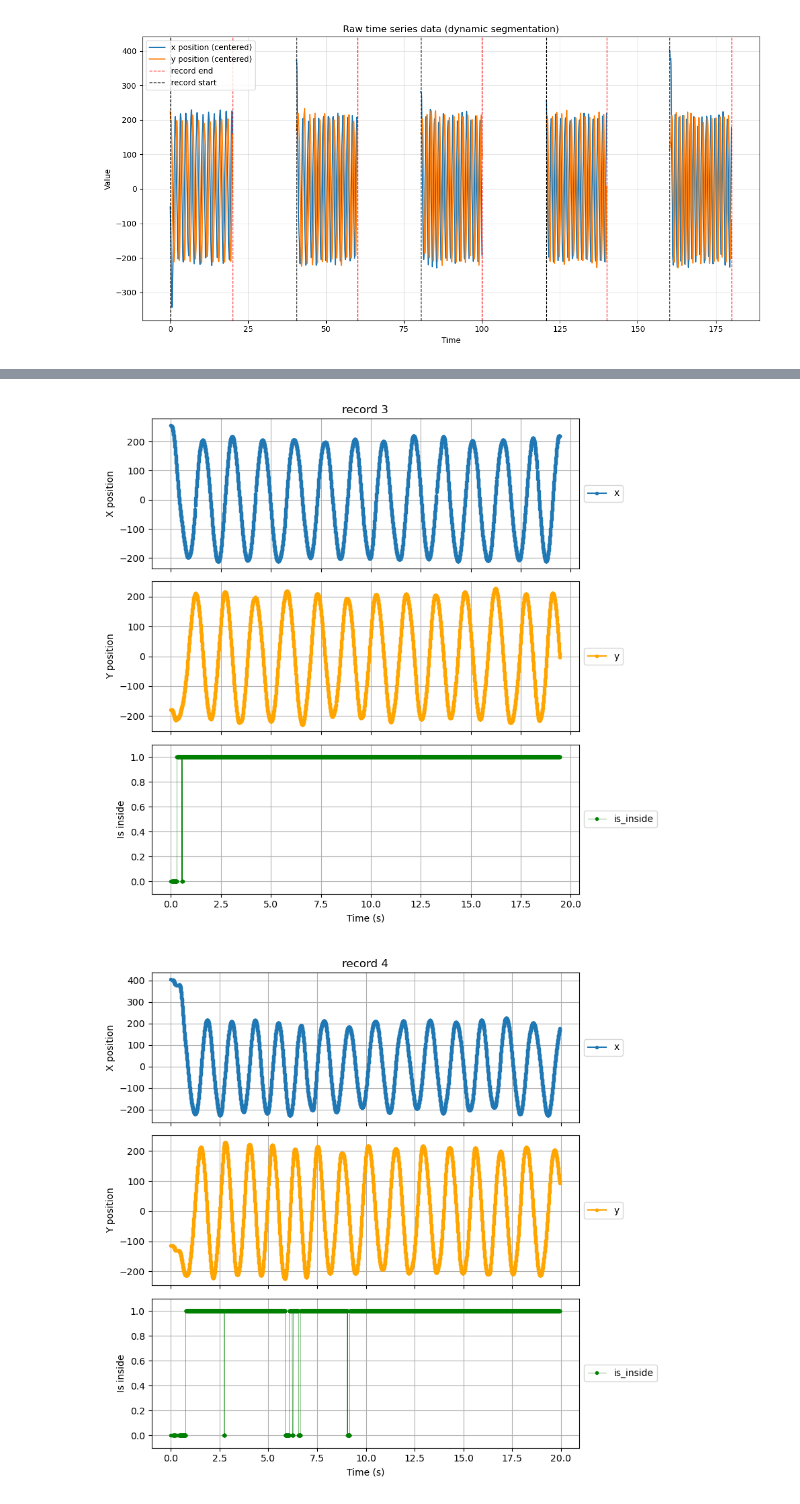
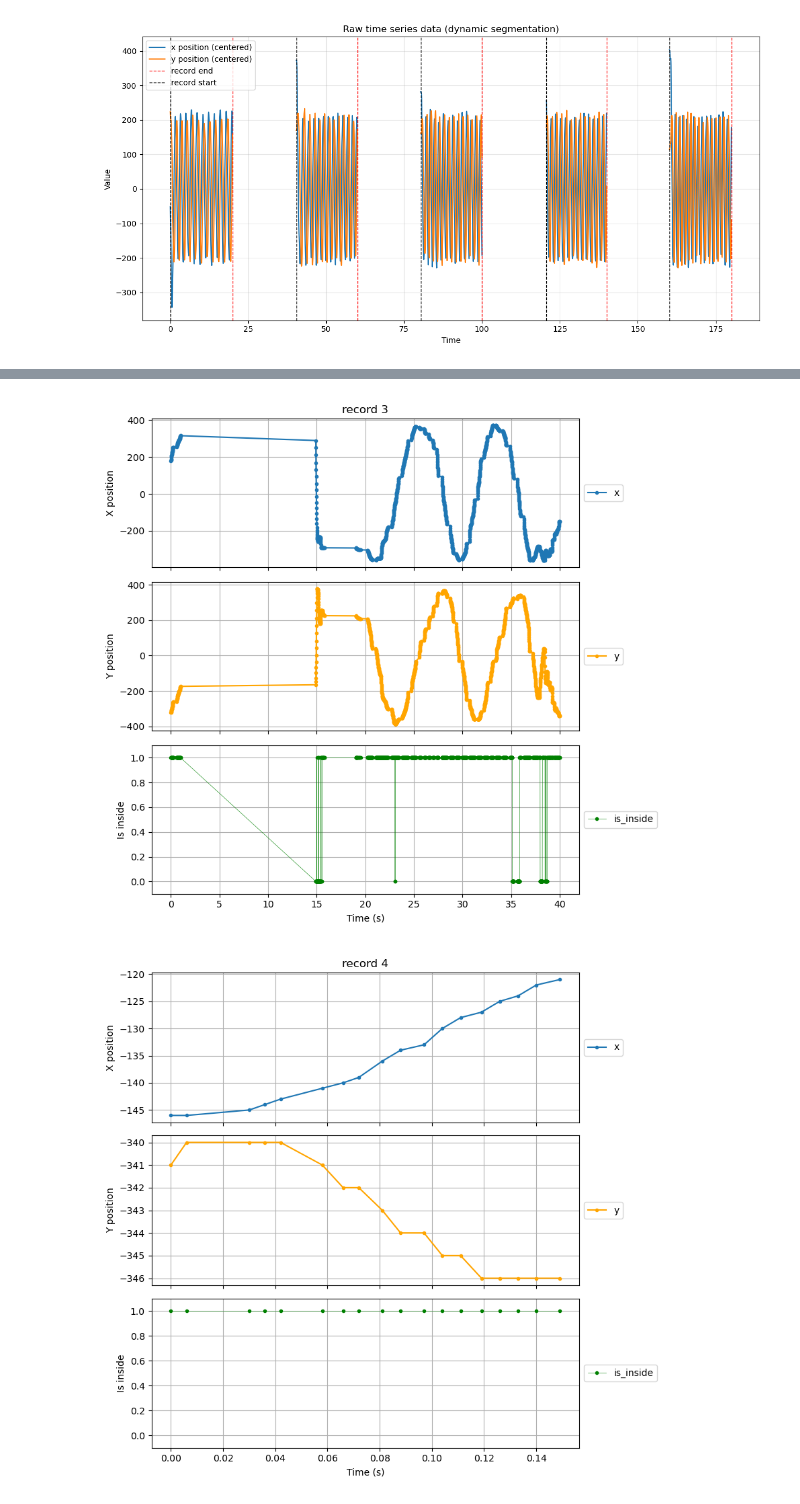
Before and after one commit to AlexisLag-student/IEAP-CircularTask, a Jupyter notebook: CircularTask.ipynb, the cells around one changed output, grey strips where cells are left out. Saved outputs shown, nothing was run; the diff lists cells and outputs as text; code cells hidden in the pictures.

Commit message:
update
dynamic data retrieval of values

```diff
--- a/CircularTask.ipynb
+++ b/CircularTask.ipynb
@@ -411,16 +416,41 @@ plt.show()
 import numpy as np
 import matplotlib.pyplot as plt
 
-FILE = "./data/001MoDe_R1.csv"
+FILE = "./data/data.csv"
+
+def find_value_in_csv(file, key, sep=","):
+    with open(file, "r", encoding="utf-8") as f:
+        for row_idx, line in enumerate(f):
+            cols = line.strip().split(sep)
+            for col_idx, cell in enumerate(cols):
+                if key in cell:
+                    return cell
+    return None
+
+
+def extract_numeric_value(cell, key):
+    if cell is None:
+        return None
+
+    parts = cell.replace(";", " ").split()
+
+    for i in range(len(parts) - 1):
+        if parts[i] == key:
+            try:
+                return float(parts[i + 1])
+            except:
+                return None
+    return None
+
+
+raw_centerX = find_value_in_csv(FILE, "centerX")
+raw_centerY = find_value_in_csv(FILE, "centerY")
+
+CENTER_X = extract_numeric_value(raw_centerX, "centerX")
+CENTER_Y = extract_numeric_value(raw_centerY, "centerY")
 
 full_data = np.genfromtxt(FILE, delimiter=',', skip_header=3, names=True)
-
 data = full_data[['timestamp', 'mouseX', 'mouseY', 'mouseInTarget']]
-
-CENTER_X = 552
-CENTER_Y = 330
-
-
 
 def find_segments(data):
     ts = data["timestamp"]
@@ -445,8 +475,6 @@ def find_segments(data):
 
 
 segments_indices = find_segments(data)
-
-
 
 def process_segments(data_slice):
     Xc = data_slice['mouseX'] - CENTER_X
@@ -475,8 +503,6 @@ def process_segments(data_slice):
 
 segments = [process_segments(data[start:end]) for start, end in segments_indices]
 
-
-
 def plot_segment(T, X, Y, target, segment_number):
     fig, (ax1, ax2, ax3) = plt.subplots(3, 1, figsize=(10, 8), sharex=True)
 
@@ -485,7 +511,6 @@ def plot_segment(T, X, Y, target, segment_number):
     ax1.set_title(f"record {segment_number - 1}")
     ax1.grid(True)
     ax1.legend(loc="center left", bbox_to_anchor=(1, 0.5))
-
 
     ax2.plot(T, -Y, linestyle='-', marker=".", color='orange', label="y")
     ax2.set_ylabel("Y position")
@@ -502,6 +527,7 @@ def plot_segment(T, X, Y, target, segment_number):
     plt.tight_layout(rect=[0, 0, 0.85, 1])
     plt.show()
 
+
 for i, (T, X, Y, trg) in enumerate(segments, start=1):
     plot_segment(T, X, Y, trg, i)
 # %% [output]
@@ -511,2 +537,2 @@ for i, (T, X, Y, trg) in enumerate(segments, start=1):
-[figure, old version]
+[figure, new version]
-[figure, old version]
+[figure, new version]
```
Also changed, not shown: parts of 3 cells of this notebook, 1 other file.
